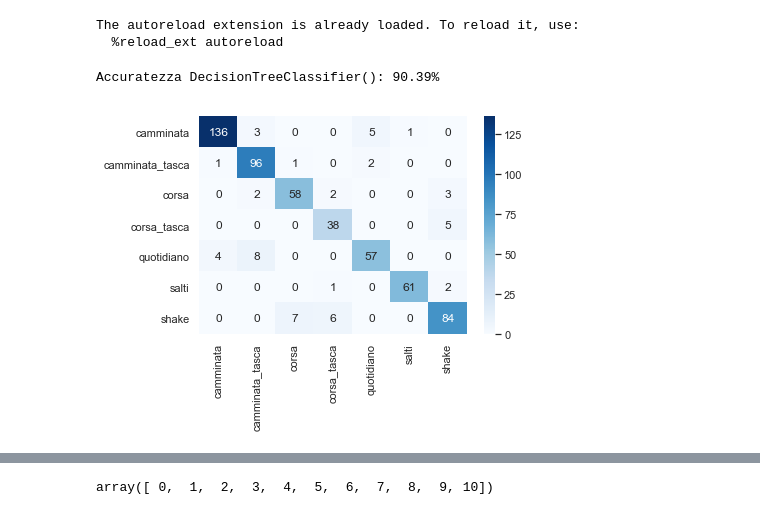
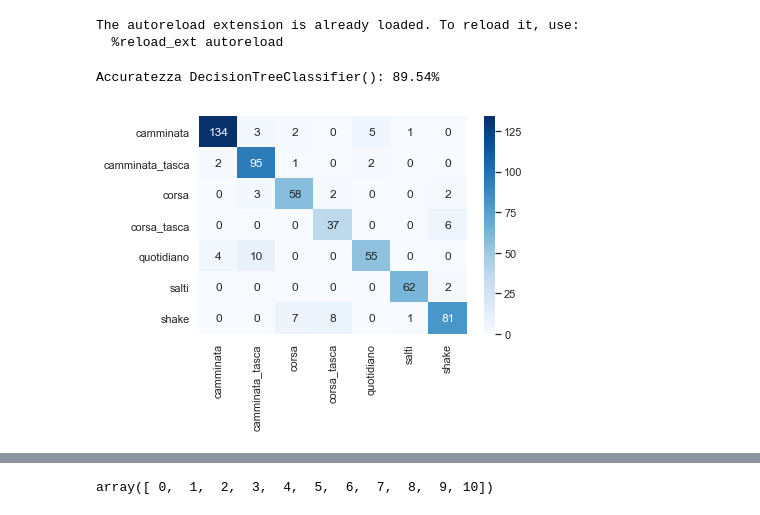
Before and after one commit to DedZago/msbd, a Jupyter notebook: alberello.ipynb, the cells around one changed output, grey strips where cells are left out. Drawn from its saved outputs; the diff is of its cells as text; code cells hidden in the pictures.

```diff
--- a/alberello.ipynb
+++ b/alberello.ipynb
@@ -32,17 +33,16 @@ from sklearn.metrics import confusion_matrix
 # %%
 dtc = Pipeline([
     ("tree", DecisionTreeClassifier(random_state=42))
 ])
-
 dtc.fit(X_train, y_train)   #albero stimato sul training senza vincoli (albero completo)
 
-#y_pred = dtc.predict(X_val)
-#dtc_acc = accuracy_score(y_val, y_pred)
+y_pred = dtc.predict(X_val)
+dtc_acc = accuracy_score(y_val, y_pred)
 
 #print('Accuratezza DummyClassifier("most_frequent"): {:.1f}%'.format(100 * dc_acc))
 print("Accuratezza DecisionTreeClassifier(): {:.2f}%".format(100 * dtc_acc))
 MatriceConfusione(y_val, y_pred)
 plt.show()
 # %% [output]
-Accuratezza DecisionTreeClassifier(): 90.39%
+Accuratezza DecisionTreeClassifier(): 89.54%
-[figure, old version]
+[figure, new version]
```
Also changed, not shown: parts of 10 cells of this notebook, 8 other files.
